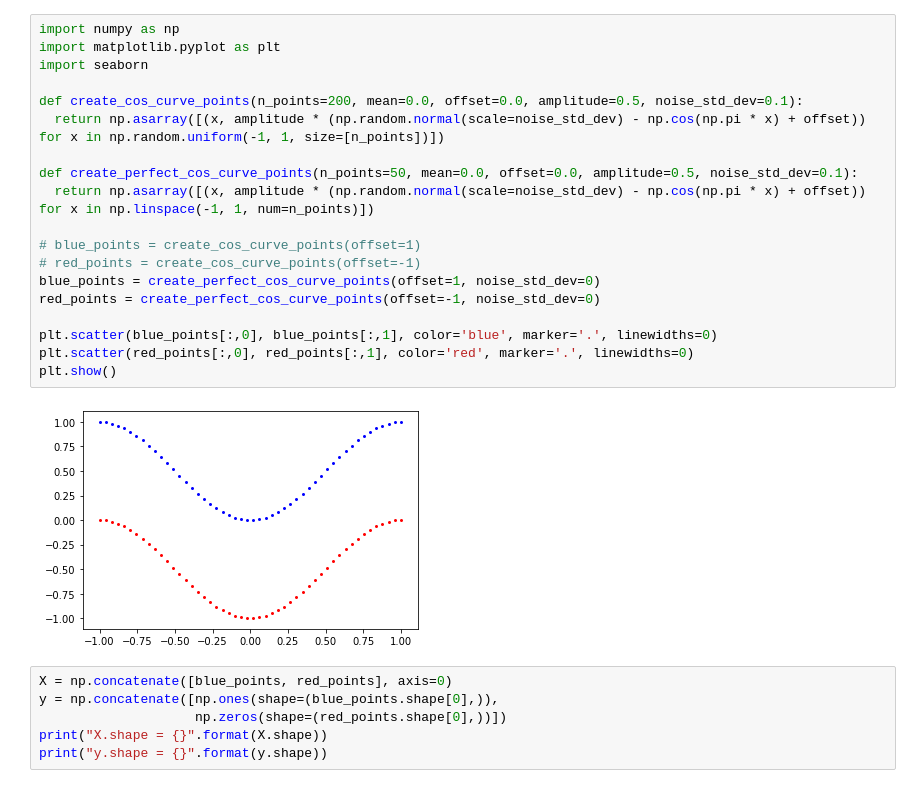
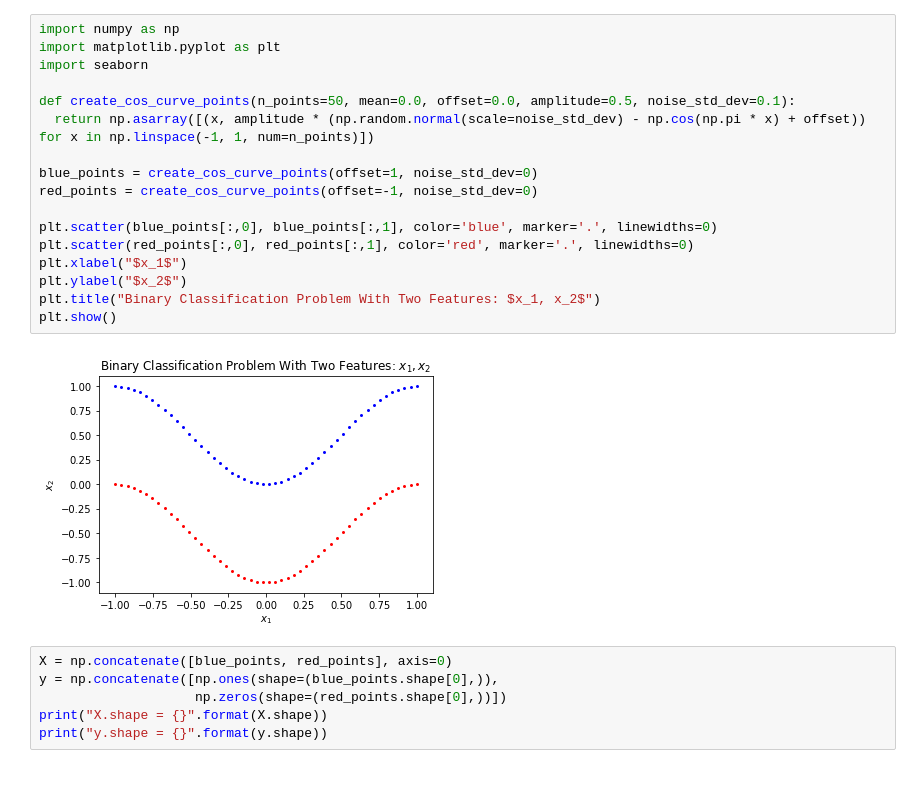
Before and after one commit to nick-d-james/academic-writing, a Jupyter notebook: neural_networks_manifolds_topology.ipynb, the cells around one changed output. Drawn from its saved outputs; the diff is of its cells as text.

```diff
--- a/neural_networks_manifolds_topology.ipynb
+++ b/neural_networks_manifolds_topology.ipynb
@@ -14,24 +23,22 @@
 # %%
 import numpy as np
 import matplotlib.pyplot as plt
 import seaborn
 
-def create_cos_curve_points(n_points=200, mean=0.0, offset=0.0, amplitude=0.5, noise_std_dev=0.1):
-  return np.asarray([(x, amplitude * (np.random.normal(scale=noise_std_dev) - np.cos(np.pi * x) + offset)) for x in np.random.uniform(-1, 1, size=[n_points])])
-
-def create_perfect_cos_curve_points(n_points=50, mean=0.0, offset=0.0, amplitude=0.5, noise_std_dev=0.1):
+def create_cos_curve_points(n_points=50, mean=0.0, offset=0.0, amplitude=0.5, noise_std_dev=0.1):
   return np.asarray([(x, amplitude * (np.random.normal(scale=noise_std_dev) - np.cos(np.pi * x) + offset)) for x in np.linspace(-1, 1, num=n_points)])
 
-# blue_points = create_cos_curve_points(offset=1)
-# red_points = create_cos_curve_points(offset=-1)
-blue_points = create_perfect_cos_curve_points(offset=1, noise_std_dev=0)
-red_points = create_perfect_cos_curve_points(offset=-1, noise_std_dev=0)
+blue_points = create_cos_curve_points(offset=1, noise_std_dev=0)
+red_points = create_cos_curve_points(offset=-1, noise_std_dev=0)
 
 plt.scatter(blue_points[:,0], blue_points[:,1], color='blue', marker='.', linewidths=0)
 plt.scatter(red_points[:,0], red_points[:,1], color='red', marker='.', linewidths=0)
+plt.xlabel("$x_1$")
+plt.ylabel("$x_2$")
+plt.title("Binary Classification Problem With Two Features: $x_1, x_2$")
 plt.show()
 # %% [output]
-[figure, old version]
+[figure, new version]
 # %%
 X = np.concatenate([blue_points, red_points], axis=0)
 y = np.concatenate([np.ones(shape=(blue_points.shape[0],)),
```
Also changed, not shown: parts of 10 cells of this notebook.
